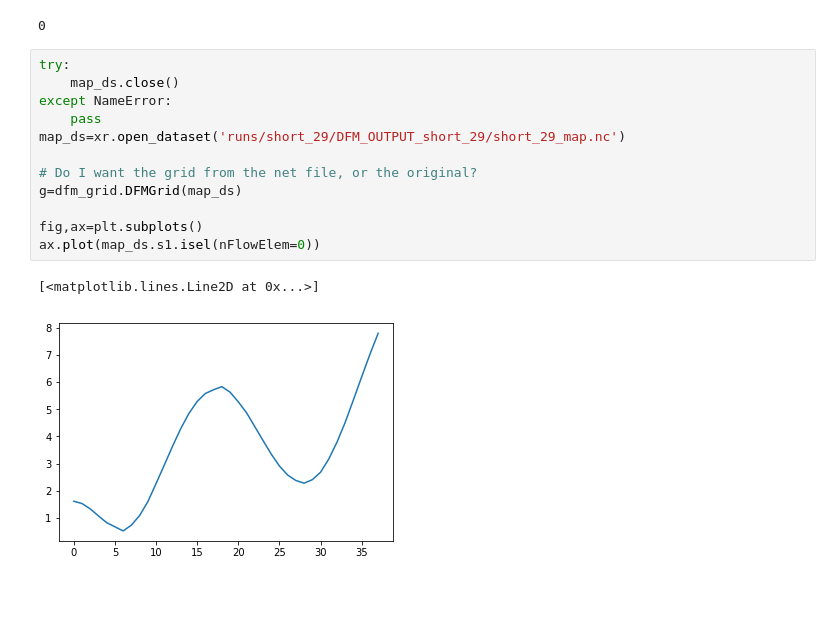
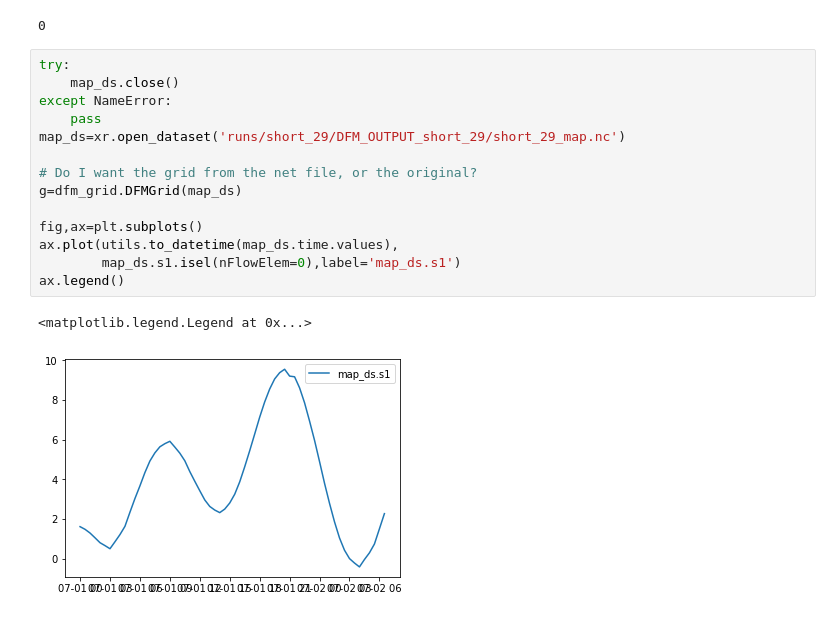
Before and after one commit to rustychris/sfb_ocean, a Jupyter notebook: check_stairstep_v03.ipynb, the cells around one changed output. Drawn from its saved outputs; the diff is of its cells as text.

```diff
--- a/check_stairstep_v03.ipynb
+++ b/check_stairstep_v03.ipynb
@@ -421,15 +421,17 @@ np.argmin(map_ds.FlowElem_xcc.values)
 # %%
 try:
     map_ds.close()
 except NameError:
     pass
 map_ds=xr.open_dataset('runs/short_29/DFM_OUTPUT_short_29/short_29_map.nc')
 
 # Do I want the grid from the net file, or the original?
 g=dfm_grid.DFMGrid(map_ds)
 
 fig,ax=plt.subplots()
-ax.plot(map_ds.s1.isel(nFlowElem=0))
+ax.plot(utils.to_datetime(map_ds.time.values),
+        map_ds.s1.isel(nFlowElem=0),label='map_ds.s1')
+ax.legend()
 # %% [output]
-[<matplotlib.lines.Line2D at 0x...>]
+<matplotlib.legend.Legend at 0x...>
-[figure, old version]
+[figure, new version]
```
Also changed, not shown: 2 other files.
